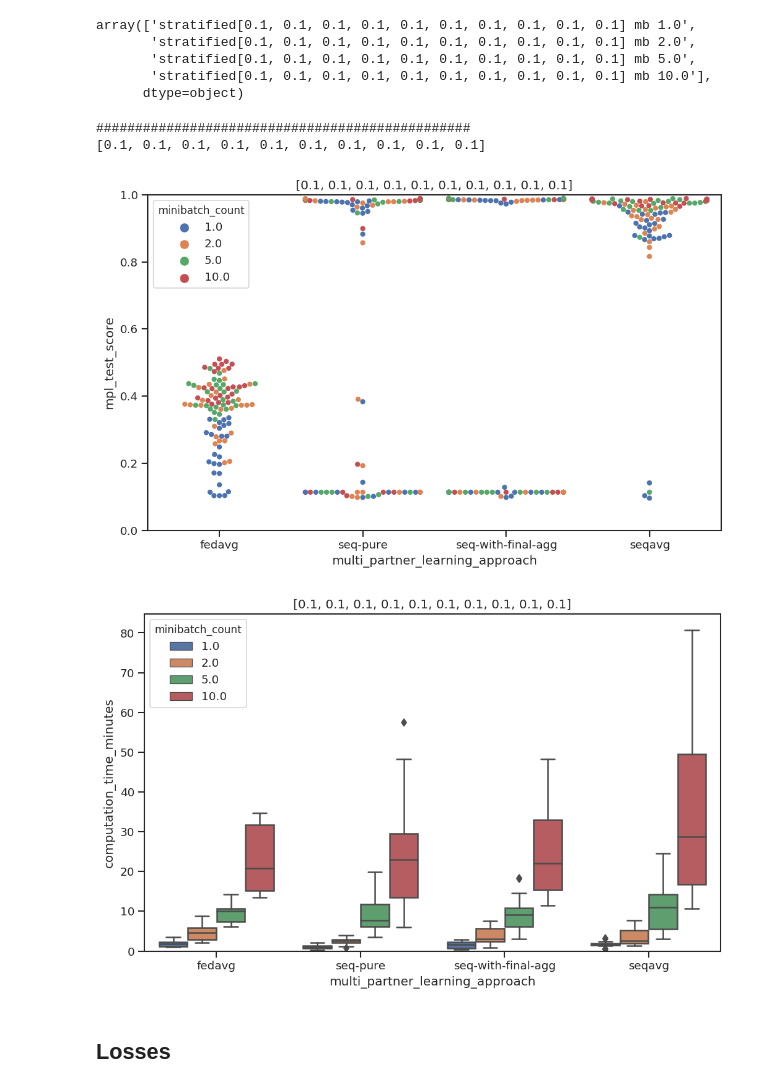
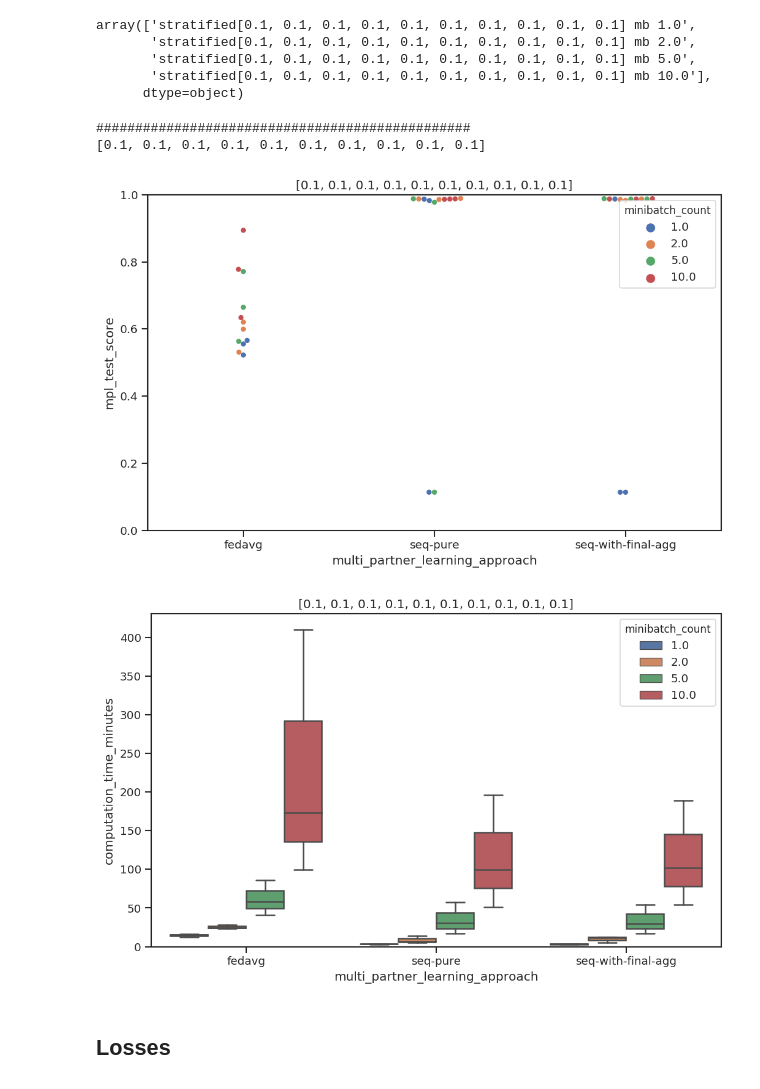
Before and after one commit to LabeliaLabs/distributed-learning-contributivity, a Jupyter notebook: notebooks/investigate_catastrophic_forgetting.ipynb, the cells around one changed output. Saved outputs shown, nothing was run; the diff lists cells and outputs as text; code cells hidden in the pictures.

```diff
--- a/notebooks/investigate_catastrophic_forgetting.ipynb
+++ b/notebooks/investigate_catastrophic_forgetting.ipynb
@@ -14,7 +14,7 @@ subfolder_list_creation_time = [f.stat().st_ctime for f in subfolder_list]
 latest_subfolder_idx =  subfolder_list_creation_time.index(max(subfolder_list_creation_time))
 experiment_path = subfolder_list[latest_subfolder_idx]
 
-experiment_path = root_folder / "seqseq_grad_update_2020-06-08_15h17"
+experiment_path = root_folder / "patience_2020-07-07_15h41"
 # Read CSV results
 df = pd.read_csv(experiment_path / "results.csv")
 # %%
@@ -42,8 +62,8 @@ scenario_params_list:
 # %%
 scenario_ids = df.scenario_id.unique()
 random_states = df.random_state.unique()
-samples_split_options = df.samples_split_option.unique()
-amounts_per_partner_list = df.amounts_per_partner.unique()
+samples_split_descriptions = df.samples_split_description.unique()
+dataset_fraction_per_partner_list = df.dataset_fraction_per_partner.unique()
 
 print('Random state', random_states)
 print('Scenario id', scenario_ids)
@@ -72,6 +92,6 @@ memory usage: 66.6+ KB
 # %%
 df["computation_time_minutes"] = df.learning_computation_time_sec / 60
-df.short_scenario_name = df.samples_split_option + df.amounts_per_partner + ' mb ' + df.minibatch_count.astype(str)
+df.short_scenario_name = df.samples_split_description + df.dataset_fraction_per_partner + ' mb ' + df.minibatch_count.astype(str)
 df.short_scenario_name.unique()
 #df.contributivity_method = df.contributivity_method.str.replace('values', '')
 # %% [output]
@@ -96,35 +116,35 @@ def get_x_tick_amount(df, scenario_id, partners_ids):
     return x_ticks
 # %%
 # Plot loop
-for amounts_per_partner in amounts_per_partner_list:
+for dataset_fraction_per_partner in dataset_fraction_per_partner_list:
 
-    current_df = df[df.amounts_per_partner == amounts_per_partner]
+    current_df = df[df.dataset_fraction_per_partner == dataset_fraction_per_partner]
 
     sns.set(style="ticks")
     #current_df.info()
     print("################################################")
     print(amounts_per_partner)
 
     plt.figure(figsize=(10, 6), dpi=120)
     plt.title(amounts_per_partner)
     ax = sns.swarmplot(x="multi_partner_learning_approach", y="mpl_test_score", hue="minibatch_count",
                        data=current_df)
     plt.ylim([0, 1])
 
 
     ax = plt.figure(figsize=(10, 6), dpi=120)
     plt.title(amounts_per_partner)
     sns.boxplot(x="multi_partner_learning_approach", y="computation_time_minutes", hue="minibatch_count",
                      data=current_df)
     plt.ylim(bottom=0)
 
 
     plt.show()
 # %% [output]
 ################################################
 [0.1, 0.1, 0.1, 0.1, 0.1, 0.1, 0.1, 0.1, 0.1, 0.1]
-[figure, old version]
+[figure, new version]
-[figure, old version]
+[figure, new version]
 # %% [markdown]
 ## Losses
 # %%
```
Also changed, not shown: parts of 10 cells of this notebook, 1 other file.
